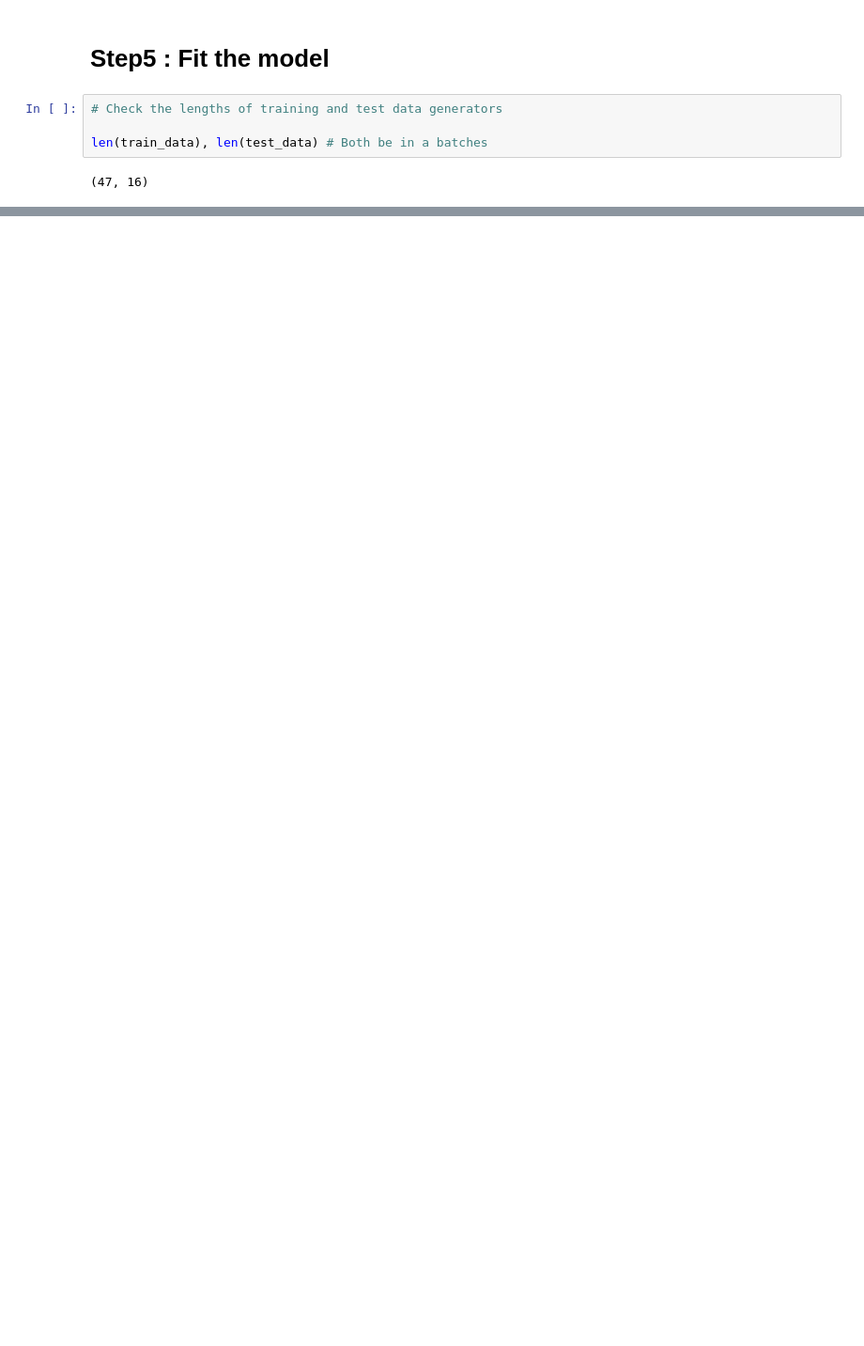
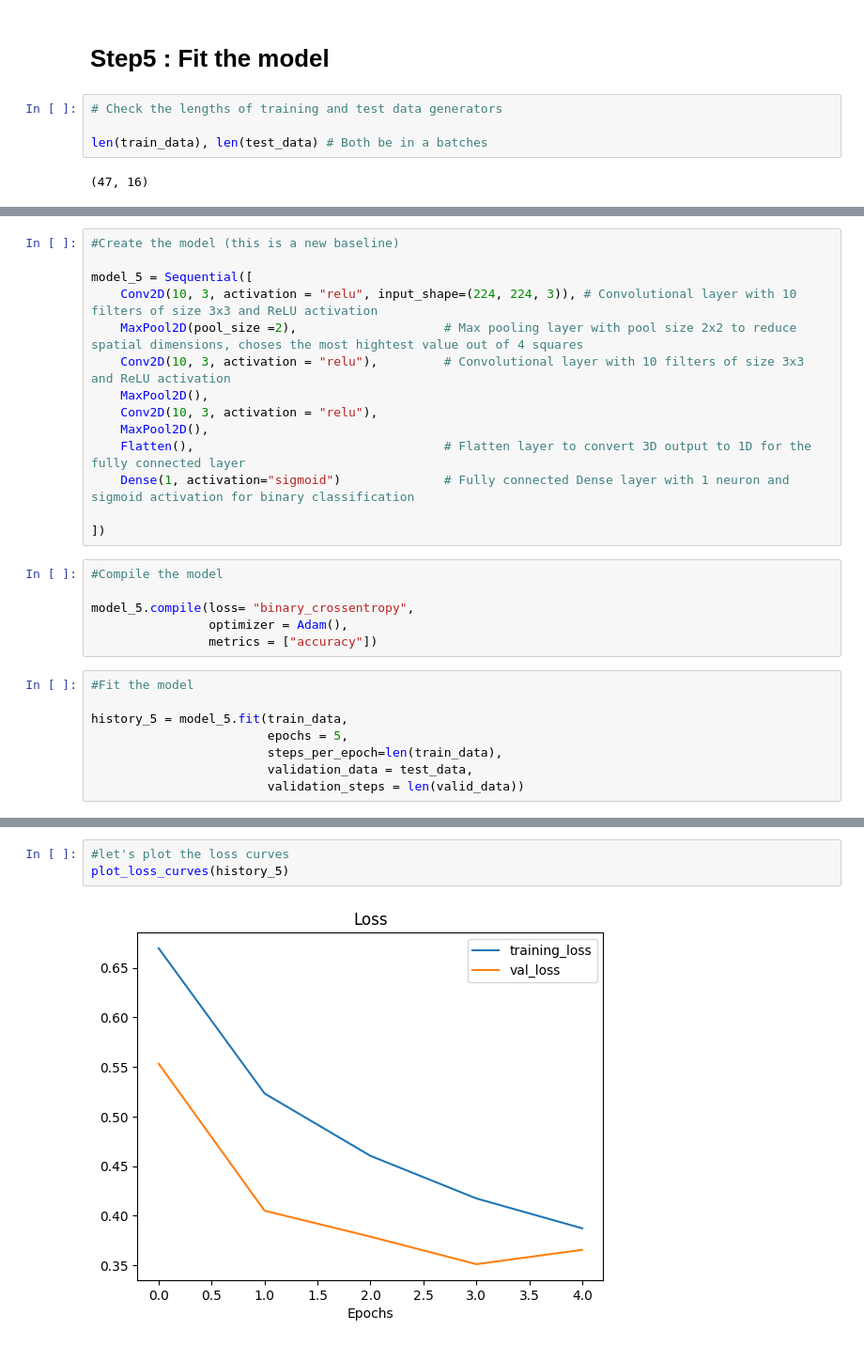
Before and after one commit to iamchenchu/Deep-Learnig-with-TensorFlow, a Jupyter notebook: 03_Convolutional_Neural_Networks_and_Computer_Vision_in_tensorflow.ipynb, the cells around one changed output, grey strips where cells are left out. Shown at 94% size. Drawn from its saved outputs; the diff is of its cells as text; blank space fills up the shorter version.

```diff
--- a/03_Convolutional_Neural_Networks_and_Computer_Vision_in_tensorflow.ipynb
+++ b/03_Convolutional_Neural_Networks_and_Computer_Vision_in_tensorflow.ipynb
@@ -682,0 +757,28 @@ Epoch 5/5
+# %%
+#Create the model (this is a new baseline)
+
+model_5 = Sequential([
+    Conv2D(10, 3, activation = "relu", input_shape=(224, 224, 3)), # Convolutional layer with 10 filters of size 3x3 and ReLU activation
+    MaxPool2D(pool_size =2),                    # Max pooling layer with pool size 2x2 to reduce spatial dimensions, choses the most hightest value out of 4 squares
+    Conv2D(10, 3, activation = "relu"),         # Convolutional layer with 10 filters of size 3x3 and ReLU activation
+    MaxPool2D(),
+    Conv2D(10, 3, activation = "relu"),
+    MaxPool2D(),
+    Flatten(),                                  # Flatten layer to convert 3D output to 1D for the fully connected layer
+    Dense(1, activation="sigmoid")              # Fully connected Dense layer with 1 neuron and sigmoid activation for binary classification
+
+])
+# %%
+#Compile the model
+
+model_5.compile(loss= "binary_crossentropy",
+                optimizer = Adam(),
+                metrics = ["accuracy"])
+# %%
+#Fit the model
+
+history_5 = model_5.fit(train_data,
+                        epochs = 5,
+                        steps_per_epoch=len(train_data),
+                        validation_data = test_data,
+                        validation_steps = len(valid_data))
@@ -682,0 +847,5 @@ Epoch 5/5
+# %%
+#let's plot the loss curves
+plot_loss_curves(history_5)
+# %% [output]
+[figure, added]
```
Also changed, not shown: parts of 34 cells of this notebook.
